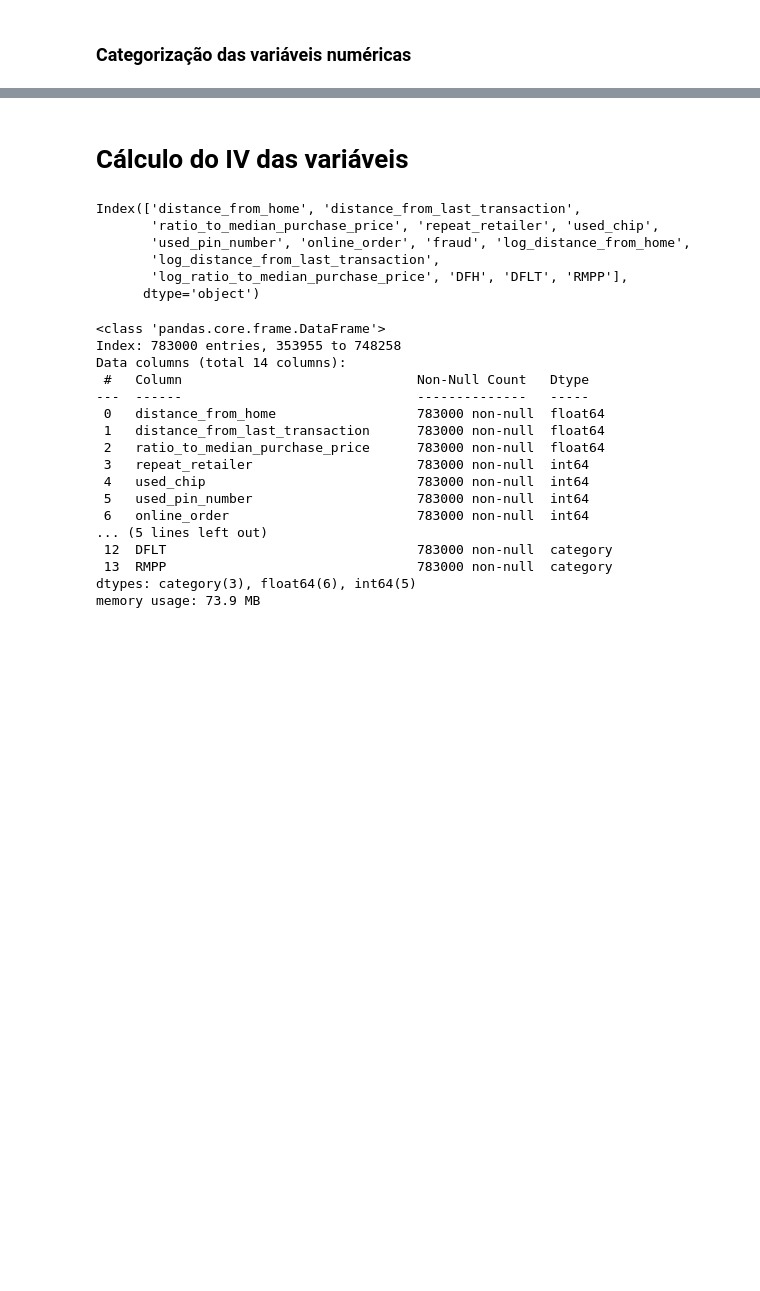
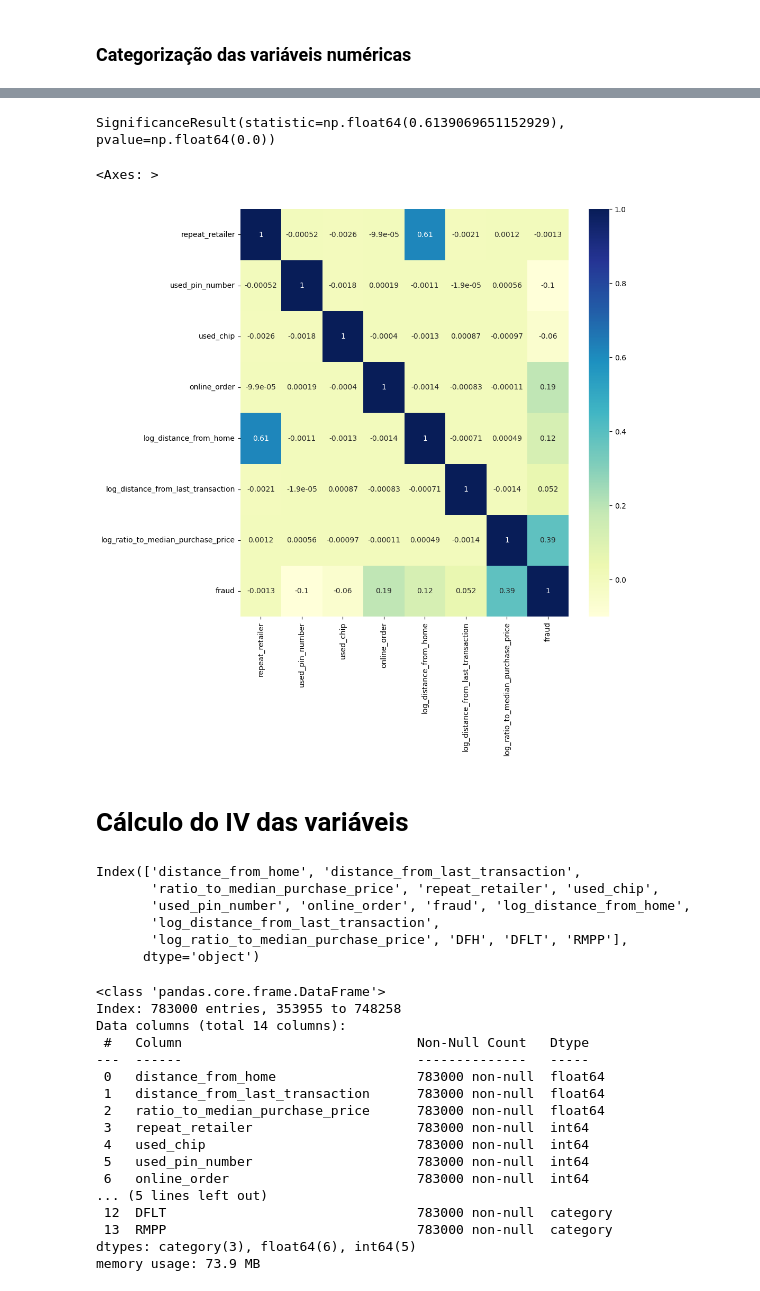
Before and after one commit to HugoCalegari/Estudo_Fraude_CC, a Jupyter notebook: vFraude_CC/2.Exploracao_variaveis/1.Exploracao_inicial.ipynb, the cells around one changed output, grey strips where cells are left out. Drawn from its saved outputs; the diff is of its cells as text; code cells hidden in the pictures; blank space fills up the shorter version.

```diff
--- a/vFraude_CC/2.Exploracao_variaveis/1.Exploracao_inicial.ipynb
+++ b/vFraude_CC/2.Exploracao_variaveis/1.Exploracao_inicial.ipynb
@@ -308,3 +331,14 @@ dados['RMPP'] = pd.cut(dados['log_ratio_to_median_purchase_price'], bins=cortes_
+# %%
+pointbiserialr(dados['log_distance_from_home'], dados['repeat_retailer'])
+# %% [output]
+SignificanceResult(statistic=np.float64(0.6139069651152929), pvalue=np.float64(0.0))
+# %%
+fig, ax = plt.subplots(figsize=(10, 10))
+num_cat = ['repeat_retailer', 'used_pin_number', 'used_chip', 'online_order', 'log_distance_from_home', 'log_distance_from_last_transaction', 'log_ratio_to_median_purchase_price', 'fraud']
+sns.heatmap(dados[num_cat].corr(method = 'pearson'), cmap="YlGnBu", annot=True)
+# %% [output]
+<Axes: >
+[figure, added]
 # %% [markdown]
 # Cálculo do IV das variáveis
 # %%
```
Also changed, not shown: parts of 19 cells of this notebook.
